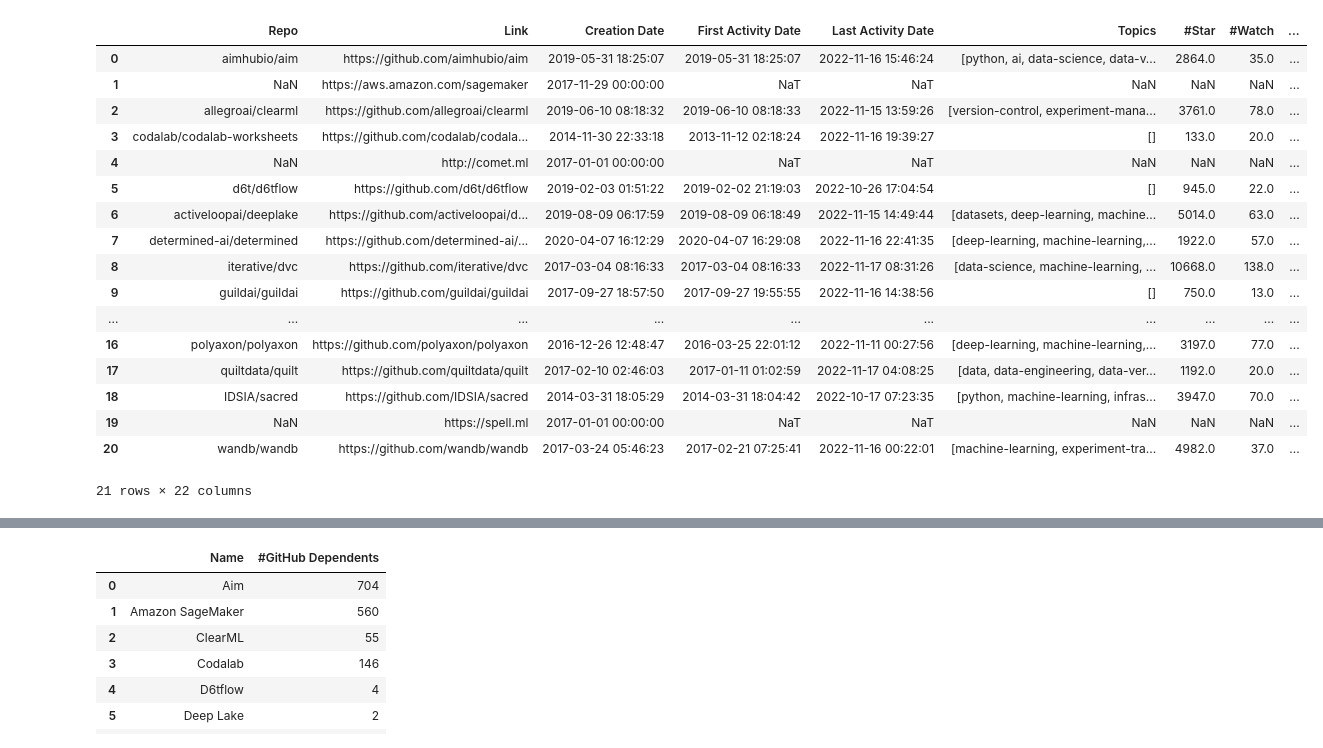
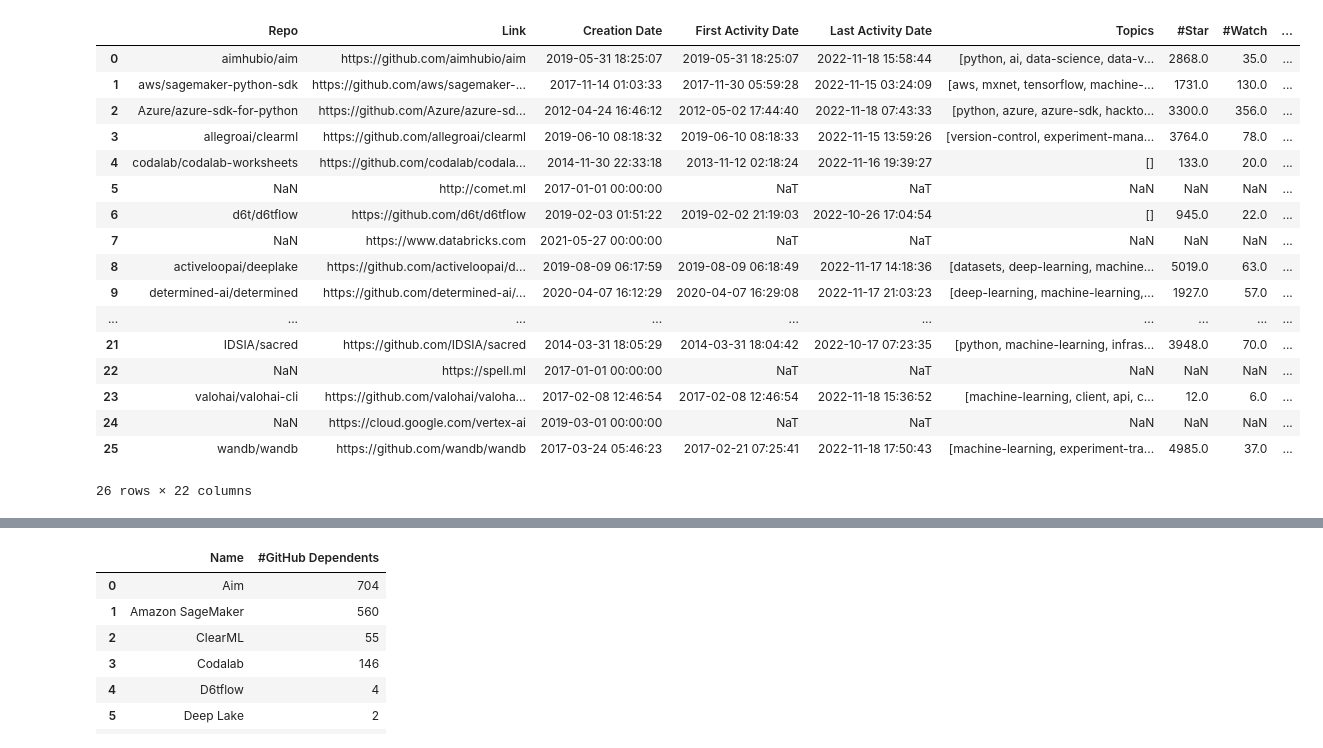
Before and after one commit to zhimin-z/MSR-Asset-Management, a Jupyter notebook: Code/Main.ipynb, the cells around one changed output, grey strips where cells are left out. Drawn from its saved outputs; the diff is of its cells as text; code cells hidden in the pictures.

```diff
--- a/Code/Main.ipynb
+++ b/Code/Main.ipynb
@@ -25,27 +25,26 @@ tool_repos = {
     'Keepsake': 'replicate/keepsake',
     'Determined': 'determined-ai/determined',
     'Weights & Biases': 'wandb/wandb',
-    'Codalab': 'codalab/codalab-worksheets'
+    'Codalab': 'codalab/codalab-worksheets',
+    'Valohai': 'valohai/valohai-cli',
+    'Domino': 'dominodatalab/python-domino',
+    'Azure Machine Learning': 'Azure/azure-sdk-for-python',
+    'Amazon SageMaker': 'aws/sagemaker-python-sdk',
+    'Neptune': 'neptune-ai/neptune-client'
 }
 
 tools_creation_date = {
-    'Databricks': '2021-05-27T00',
-    'Amazon SageMaker': '2017-11-29T00',
-    'Comet': '2017-01-01T00',
-    'Neptune': '2018-01-01T00',
-    'Spell': '2017-01-01T00',
-    'Valohai': '2016-10-01T00',
-    'Domino': '2013-04-01T00'
+    'Vertex AI': '2019-03-01T00:00:00',
+    'Databricks': '2021-05-27T00:00:00',
+    'Comet': '2017-01-01T00:00:00',
+    'Spell': '2017-01-01T00:00:00',
 }
 
 tools_link = {
+    'Vertex AI': 'https://cloud.google.com/vertex-ai',
     'Databricks': 'https://www.databricks.com',
-    'Amazon SageMaker': 'https://aws.amazon.com/sagemaker',
     'Comet': 'http://comet.ml',
-    'Neptune': 'https://neptune.ai',
     'Spell': 'https://spell.ml',
-    'Valohai': 'https://valohai.com',
-    'Domino': 'https://www.dominodatalab.com'
 }
 # %%
 raw_path = '../Dataset/Raw'
@@ -67,56 +66,64 @@ tools_data = []
 
 for file_name in glob.glob(os.path.join(raw_path, '*.json')):
     github_repo_names = set()
     gitlab_repo_names = set()
     with open(file_name) as json_file:
         json_data = json.load(json_file)
         for repo_file in json_data['Results']:
-            if 'github' in repo_file['name']:
-                repo_name = repo_file['name'].removeprefix('github.com/')
-                github_repo_names.add(repo_name)
-            if 'gitlab' in repo_file['name']:
-                repo_name = repo_file['name'].removeprefix('gitlab.com/')
-                gitlab_repo_names.add(repo_name)
+            if repo_file['__typename'] == 'FileMatch':
+                if 'github' in repo_file['repository']['name']:
+                    repo_name = repo_file['repository']['name'].removeprefix('github.com/')
+                    github_repo_names.add(repo_name)
+                if 'gitlab' in repo_file['repository']['name']:
+                    repo_name = repo_file['repository']['name'].removeprefix('gitlab.com/')
+                    gitlab_repo_names.add(repo_name)
+            elif repo_file['__typename'] == 'Repository':
+                if 'github' in repo_file['name']:
+                    repo_name = repo_file['name'].removeprefix('github.com/')
+                    github_repo_names.add(repo_name)
+                if 'gitlab' in repo_file['name']:
+                    repo_name = repo_file['name'].removeprefix('gitlab.com/')
+                    gitlab_repo_names.add(repo_name)
 
     tool_name = file_name.split('\\')[-1].split('.')[0]
     if tool_name in tool_repos:
         tool_data, error_data = github_miner.scrape(
             repo_name=tool_repos[tool_name], name=tool_name)
         tool_data.pop('Archived')
     else:
         tool_data = {
             'Name': tool_name,
             'Link': tools_link[tool_name],
             'Creation Date': pd.to_datetime(tools_creation_date[tool_name]).to_datetime64()
         }
 
     tool_data['GitHub Dependents'] = list(github_repo_names)
     tool_data['GitLab Dependents'] = list(gitlab_repo_names)
     tool_data = pd.DataFrame([tool_data])
     tools_data.append(tool_data)
 
 tools_data = pd.concat(tools_data, ignore_index=True)
 tools_data.to_csv(os.path.join(tool_path, 'Tools.csv'), index=False)
 tools_data
 # %% [output]
 |  | Repo | Link | Creation Date | First Activity Date | Last Activity Date | Topics | #Star | #Watch | ... |
-| 0 | aimhubio/aim | https://github.com/aimhubio/aim | 2019-05-31 18:25:07 | 2019-05-31 18:25:07 | 2022-11-16 15:46:24 | [python, ai, data-science, data-v... | 2864.0 | 35.0 | ... |
-| 1 | NaN | https://aws.amazon.com/sagemaker | 2017-11-29 00:00:00 | NaT | NaT | NaN | NaN | NaN | ... |
-| 2 | allegroai/clearml | https://github.com/allegroai/clearml | 2019-06-10 08:18:32 | 2019-06-10 08:18:33 | 2022-11-15 13:59:26 | [version-control, experiment-mana... | 3761.0 | 78.0 | ... |
-| 3 | codalab/codalab-worksheets | https://github.com/codalab/codala... | 2014-11-30 22:33:18 | 2013-11-12 02:18:24 | 2022-11-16 19:39:27 | [] | 133.0 | 20.0 | ... |
-| 4 | NaN | http://comet.ml | 2017-01-01 00:00:00 | NaT | NaT | NaN | NaN | NaN | ... |
-| 5 | d6t/d6tflow | https://github.com/d6t/d6tflow | 2019-02-03 01:51:22 | 2019-02-02 21:19:03 | 2022-10-26 17:04:54 | [] | 945.0 | 22.0 | ... |
-| 6 | activeloopai/deeplake | https://github.com/activeloopai/d... | 2019-08-09 06:17:59 | 2019-08-09 06:18:49 | 2022-11-15 14:49:44 | [datasets, deep-learning, machine... | 5014.0 | 63.0 | ... |
-| 7 | determined-ai/determined | https://github.com/determined-ai/... | 2020-04-07 16:12:29 | 2020-04-07 16:29:08 | 2022-11-16 22:41:35 | [deep-learning, machine-learning,... | 1922.0 | 57.0 | ... |
-| 8 | iterative/dvc | https://github.com/iterative/dvc | 2017-03-04 08:16:33 | 2017-03-04 08:16:33 | 2022-11-17 08:31:26 | [data-science, machine-learning, ... | 10668.0 | 138.0 | ... |
-| 9 | guildai/guildai | https://github.com/guildai/guildai | 2017-09-27 18:57:50 | 2017-09-27 19:55:55 | 2022-11-16 14:38:56 | [] | 750.0 | 13.0 | ... |
+| 0 | aimhubio/aim | https://github.com/aimhubio/aim | 2019-05-31 18:25:07 | 2019-05-31 18:25:07 | 2022-11-18 15:58:44 | [python, ai, data-science, data-v... | 2868.0 | 35.0 | ... |
+| 1 | aws/sagemaker-python-sdk | https://github.com/aws/sagemaker-... | 2017-11-14 01:03:33 | 2017-11-30 05:59:28 | 2022-11-15 03:24:09 | [aws, mxnet, tensorflow, machine-... | 1731.0 | 130.0 | ... |
+| 2 | Azure/azure-sdk-for-python | https://github.com/Azure/azure-sd... | 2012-04-24 16:46:12 | 2012-05-02 17:44:40 | 2022-11-18 07:43:33 | [python, azure, azure-sdk, hackto... | 3300.0 | 356.0 | ... |
+| 3 | allegroai/clearml | https://github.com/allegroai/clearml | 2019-06-10 08:18:32 | 2019-06-10 08:18:33 | 2022-11-15 13:59:26 | [version-control, experiment-mana... | 3764.0 | 78.0 | ... |
+| 4 | codalab/codalab-worksheets | https://github.com/codalab/codala... | 2014-11-30 22:33:18 | 2013-11-12 02:18:24 | 2022-11-16 19:39:27 | [] | 133.0 | 20.0 | ... |
+| 5 | NaN | http://comet.ml | 2017-01-01 00:00:00 | NaT | NaT | NaN | NaN | NaN | ... |
+| 6 | d6t/d6tflow | https://github.com/d6t/d6tflow | 2019-02-03 01:51:22 | 2019-02-02 21:19:03 | 2022-10-26 17:04:54 | [] | 945.0 | 22.0 | ... |
+| 7 | NaN | https://www.databricks.com | 2021-05-27 00:00:00 | NaT | NaT | NaN | NaN | NaN | ... |
+| 8 | activeloopai/deeplake | https://github.com/activeloopai/d... | 2019-08-09 06:17:59 | 2019-08-09 06:18:49 | 2022-11-17 14:18:36 | [datasets, deep-learning, machine... | 5019.0 | 63.0 | ... |
+| 9 | determined-ai/determined | https://github.com/determined-ai/... | 2020-04-07 16:12:29 | 2020-04-07 16:29:08 | 2022-11-17 21:03:23 | [deep-learning, machine-learning,... | 1927.0 | 57.0 | ... |
 | ... | ... | ... | ... | ... | ... | ... | ... | ... | ... |
-| 16 | polyaxon/polyaxon | https://github.com/polyaxon/polyaxon | 2016-12-26 12:48:47 | 2016-03-25 22:01:12 | 2022-11-11 00:27:56 | [deep-learning, machine-learning,... | 3197.0 | 77.0 | ... |
-| 17 | quiltdata/quilt | https://github.com/quiltdata/quilt | 2017-02-10 02:46:03 | 2017-01-11 01:02:59 | 2022-11-17 04:08:25 | [data, data-engineering, data-ver... | 1192.0 | 20.0 | ... |
-| 18 | IDSIA/sacred | https://github.com/IDSIA/sacred | 2014-03-31 18:05:29 | 2014-03-31 18:04:42 | 2022-10-17 07:23:35 | [python, machine-learning, infras... | 3947.0 | 70.0 | ... |
-| 19 | NaN | https://spell.ml | 2017-01-01 00:00:00 | NaT | NaT | NaN | NaN | NaN | ... |
-| 20 | wandb/wandb | https://github.com/wandb/wandb | 2017-03-24 05:46:23 | 2017-02-21 07:25:41 | 2022-11-16 00:22:01 | [machine-learning, experiment-tra... | 4982.0 | 37.0 | ... |
+| 21 | IDSIA/sacred | https://github.com/IDSIA/sacred | 2014-03-31 18:05:29 | 2014-03-31 18:04:42 | 2022-10-17 07:23:35 | [python, machine-learning, infras... | 3948.0 | 70.0 | ... |
+| 22 | NaN | https://spell.ml | 2017-01-01 00:00:00 | NaT | NaT | NaN | NaN | NaN | ... |
+| 23 | valohai/valohai-cli | https://github.com/valohai/valoha... | 2017-02-08 12:46:54 | 2017-02-08 12:46:54 | 2022-11-18 15:36:52 | [machine-learning, client, api, c... | 12.0 | 6.0 | ... |
+| 24 | NaN | https://cloud.google.com/vertex-ai | 2019-03-01 00:00:00 | NaT | NaT | NaN | NaN | NaN | ... |
+| 25 | wandb/wandb | https://github.com/wandb/wandb | 2017-03-24 05:46:23 | 2017-02-21 07:25:41 | 2022-11-18 17:50:43 | [machine-learning, experiment-tra... | 4985.0 | 37.0 | ... |
-21 rows × 22 columns
+26 rows × 22 columns
 # %%
 df_summary = pd.DataFrame(columns=['Name', '#GitHub Dependents', '#GitLab Dependents'])
 for index, row in tools_data.iterrows():
```
Also changed, not shown: parts of 1 cell of this notebook, 29 other files.
